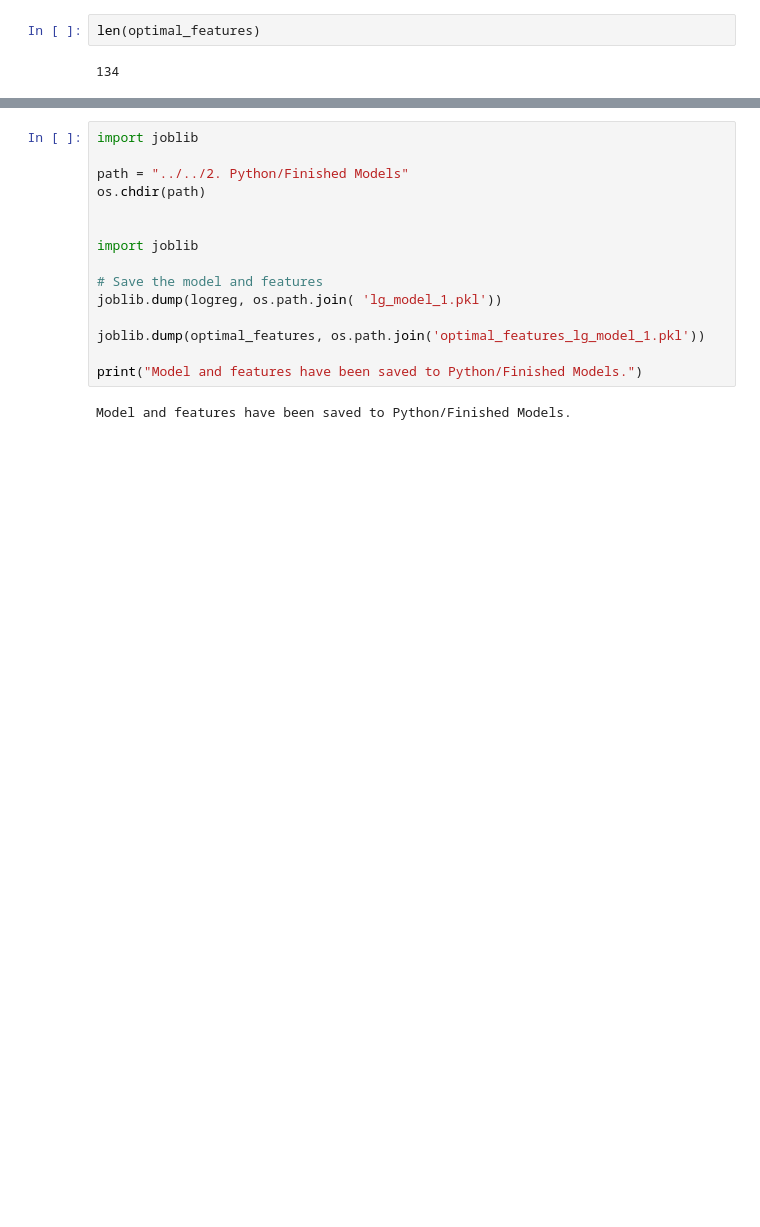
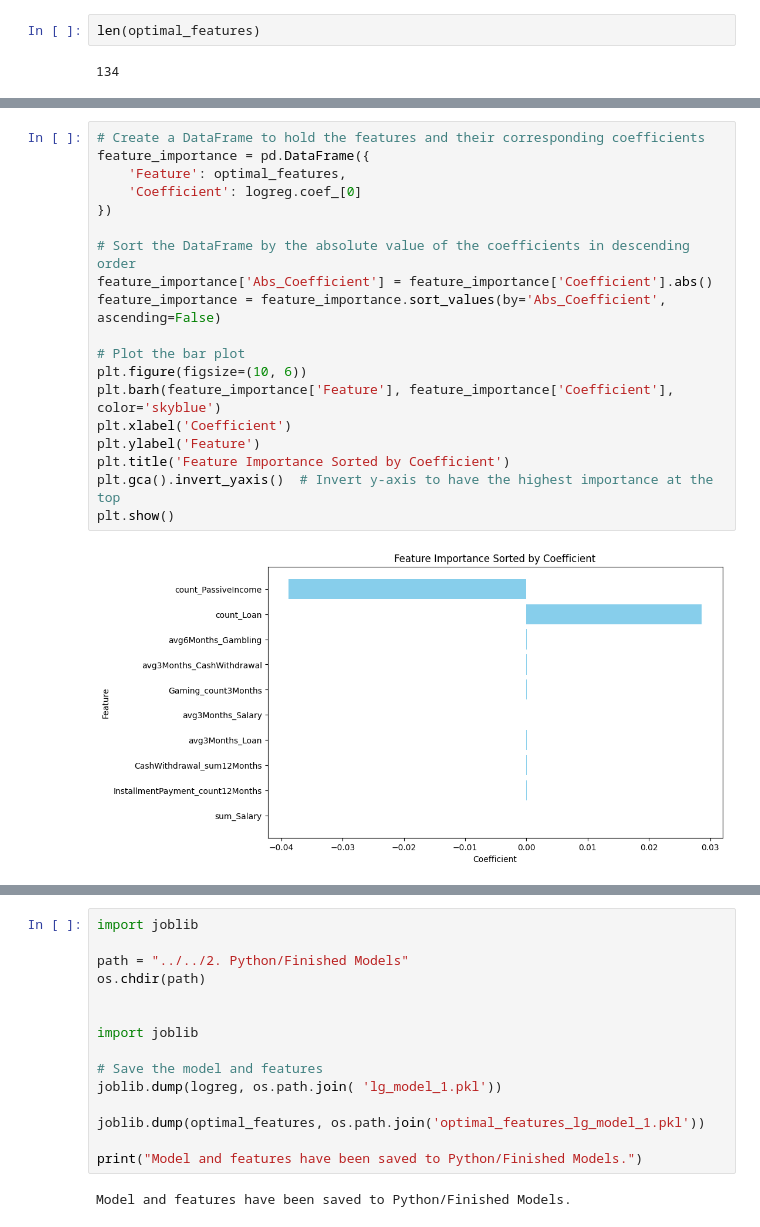
Before and after one commit to AndreasNilssonNstart/PSD2-Data-Engineering-Modeling-DATA-258, a Jupyter notebook: 2. Python/1.7 Find Final LG.ipynb, the cells around one changed output, grey strips where cells are left out. Drawn from its saved outputs; the diff is of its cells as text; blank space fills up the shorter version.

```diff
--- a/2. Python/1.7 Find Final LG.ipynb
+++ b/2. Python/1.7 Find Final LG.ipynb
@@ -393,0 +328,21 @@ Final model Gini coefficient: 0.3074
+# %%
+# Create a DataFrame to hold the features and their corresponding coefficients
+feature_importance = pd.DataFrame({
+    'Feature': optimal_features,
+    'Coefficient': logreg.coef_[0]
+})
+
+# Sort the DataFrame by the absolute value of the coefficients in descending order
+feature_importance['Abs_Coefficient'] = feature_importance['Coefficient'].abs()
+feature_importance = feature_importance.sort_values(by='Abs_Coefficient', ascending=False)
+
+# Plot the bar plot
+plt.figure(figsize=(10, 6))
+plt.barh(feature_importance['Feature'], feature_importance['Coefficient'], color='skyblue')
+plt.xlabel('Coefficient')
+plt.ylabel('Feature')
+plt.title('Feature Importance Sorted by Coefficient')
+plt.gca().invert_yaxis()  # Invert y-axis to have the highest importance at the top
+plt.show()
+# %% [output]
+[figure, added]
```
Also changed, not shown: parts of 37 cells of this notebook, 8 other files.
